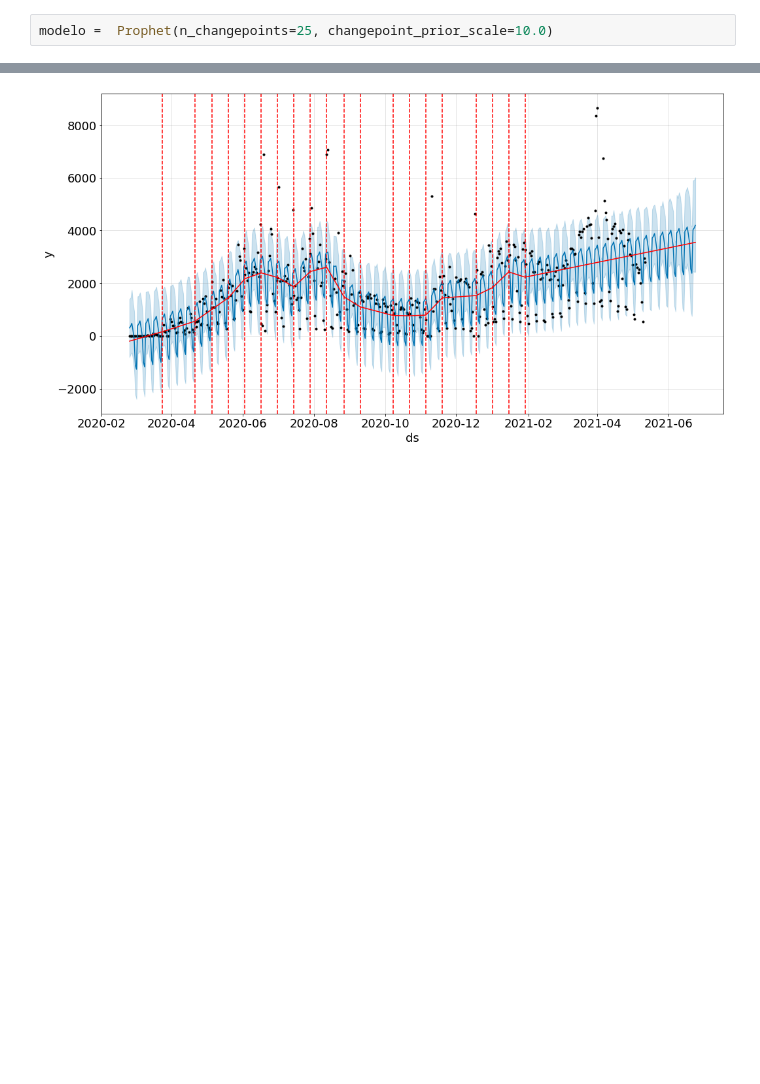
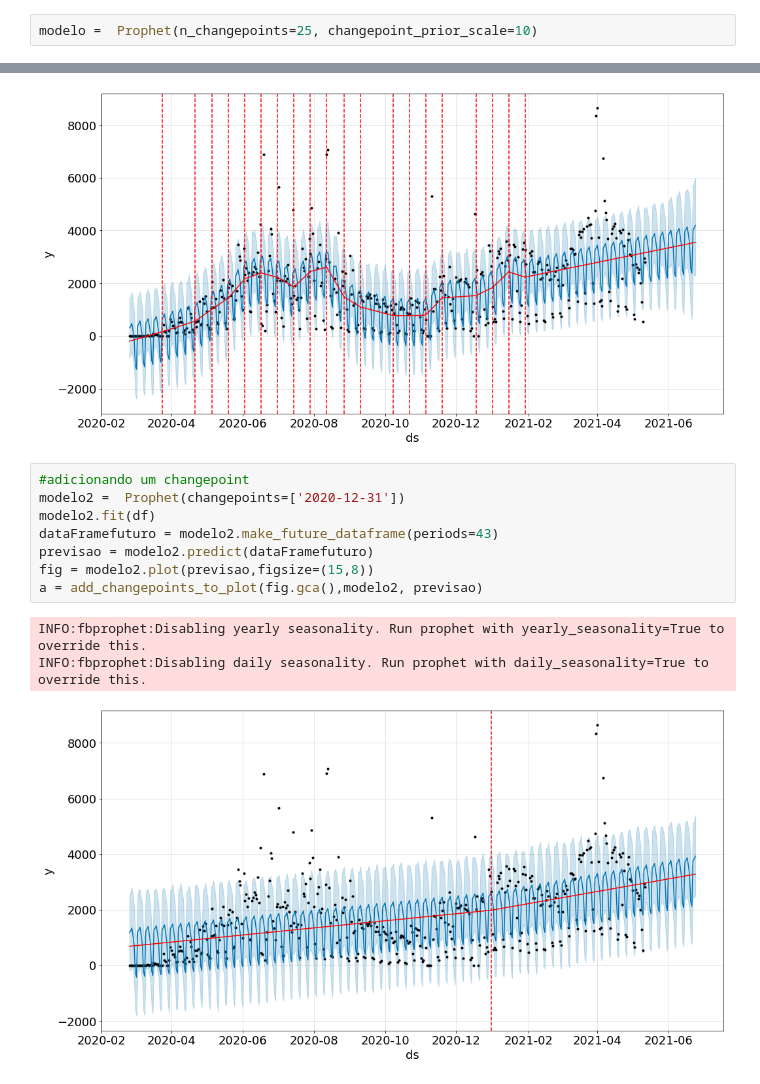
Before and after one commit to laugustovieira/prophet_covid, a Jupyter notebook: prophet_covid.ipynb, the cells around one changed output, grey strips where cells are left out. Saved outputs shown, nothing was run; the diff lists cells and outputs as text; blank space fills up the shorter version.

```diff
--- a/prophet_covid.ipynb
+++ b/prophet_covid.ipynb
@@ -327,5 +343,5 @@ incluir mais change points
 # %%
-modelo =  Prophet(n_changepoints=25, changepoint_prior_scale=10.0)
+modelo =  Prophet(n_changepoints=25, changepoint_prior_scale=10)
 # %%
 modelo.fit(df)
 # %% [output]
@@ -341,3 +357,15 @@ fig = modelo.plot(previsao,figsize=(15,8))
 a = add_changepoints_to_plot(fig.gca(),modelo, previsao)
 # %% [output]
 [figure]
+# %%
+#adicionando um changepoint
+modelo2 =  Prophet(changepoints=['2020-12-31'])
+modelo2.fit(df)
+dataFramefuturo = modelo2.make_future_dataframe(periods=43)
+previsao = modelo2.predict(dataFramefuturo)
+fig = modelo2.plot(previsao,figsize=(15,8))
+a = add_changepoints_to_plot(fig.gca(),modelo2, previsao)
+# %% [output]
+INFO:fbprophet:Disabling yearly seasonality. Run prophet with yearly_seasonality=True to override this.
+INFO:fbprophet:Disabling daily seasonality. Run prophet with daily_seasonality=True to override this.
+[figure, added]
```
Also changed, not shown: parts of 8 cells of this notebook.
